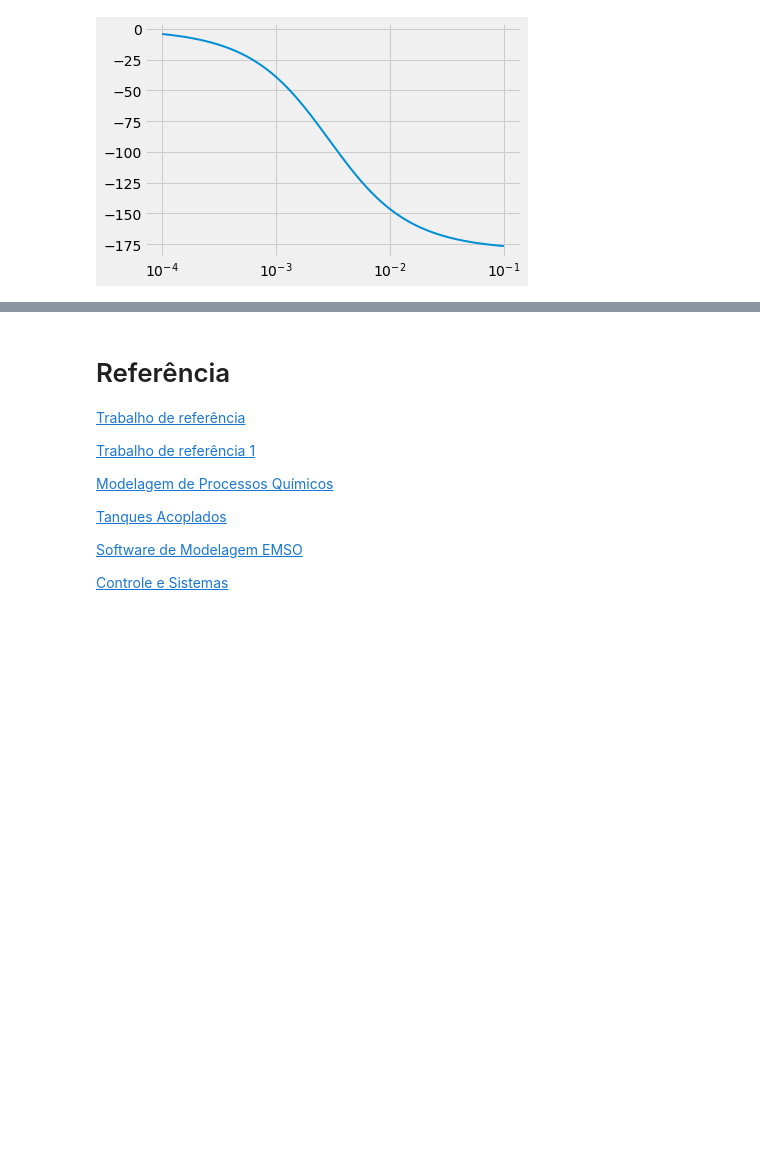
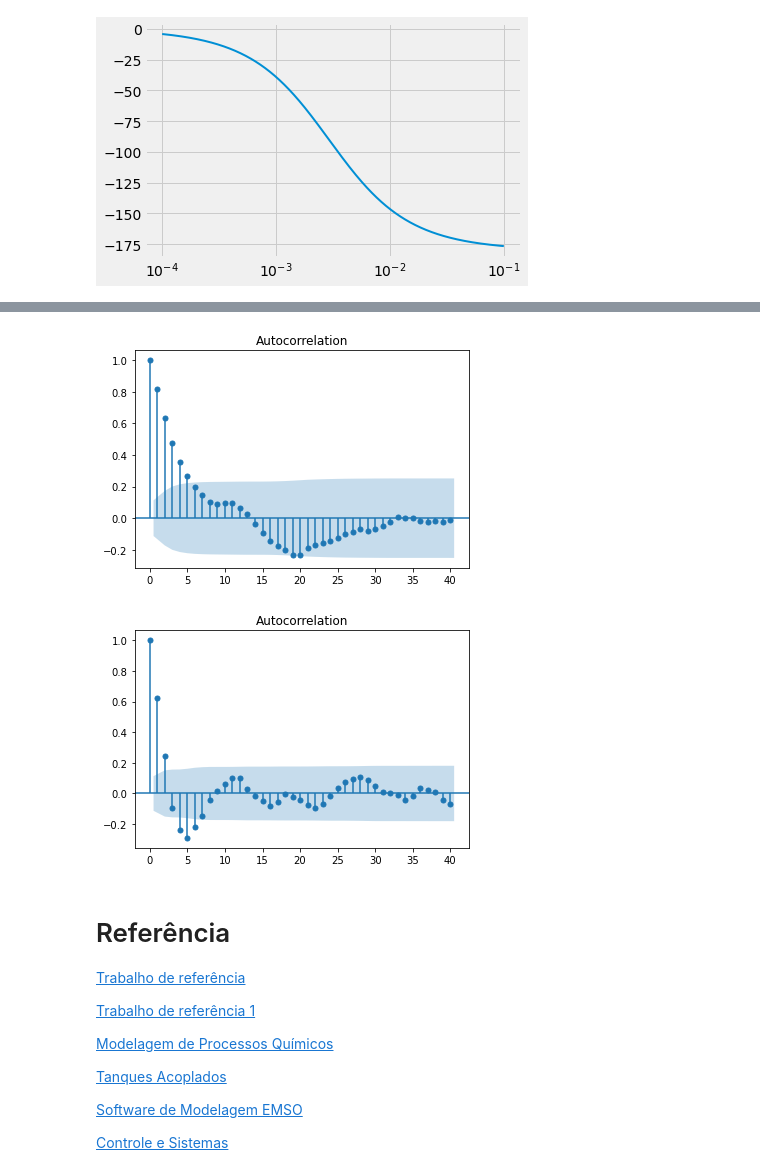
Before and after one commit to felipefrocha/esufmg-tmsd, a Jupyter notebook: modelo_tanques_acoplados/tanques_acomplados.ipynb, the cells around one changed output, grey strips where cells are left out. Drawn from its saved outputs; the diff is of its cells as text; code cells hidden in the pictures; blank space fills up the shorter version.

```diff
--- a/modelo_tanques_acoplados/tanques_acomplados.ipynb
+++ b/modelo_tanques_acoplados/tanques_acomplados.ipynb
@@ -649,0 +710,14 @@ plt.show()
+# %%
+import matplotlib.pyplot as plt
+import pandas as pd
+
+import statsmodels.api as sm
+
+dta = pd.DataFrame(random_signal)
+dta2 = pd.DataFrame(prbs)
+sm.graphics.tsa.plot_acf(dta.values.squeeze(), lags=40)
+sm.graphics.tsa.plot_acf(dta2.values.squeeze(), lags=40)
+plt.show()
+# %% [output]
+[figure, added]
+[figure, added]
```
Also changed, not shown: parts of 4 cells of this notebook, 9 other files.
